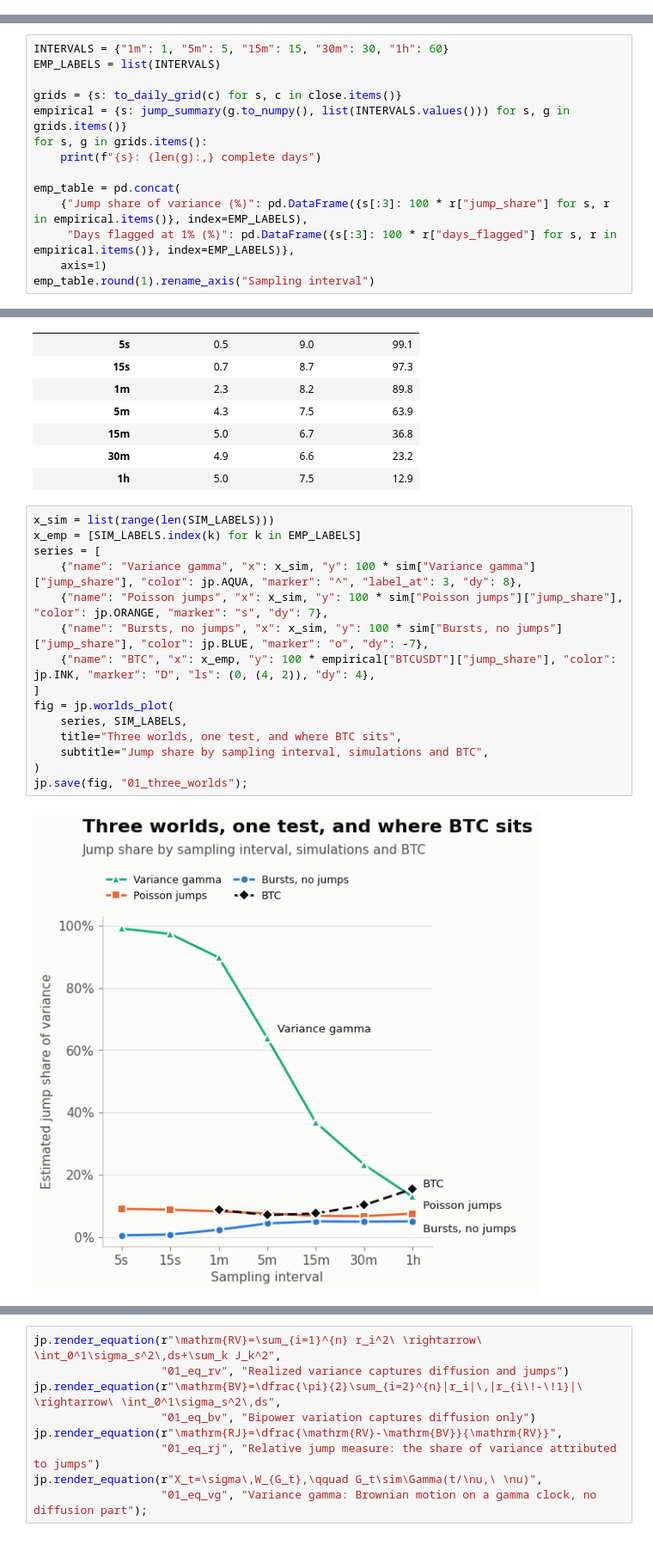
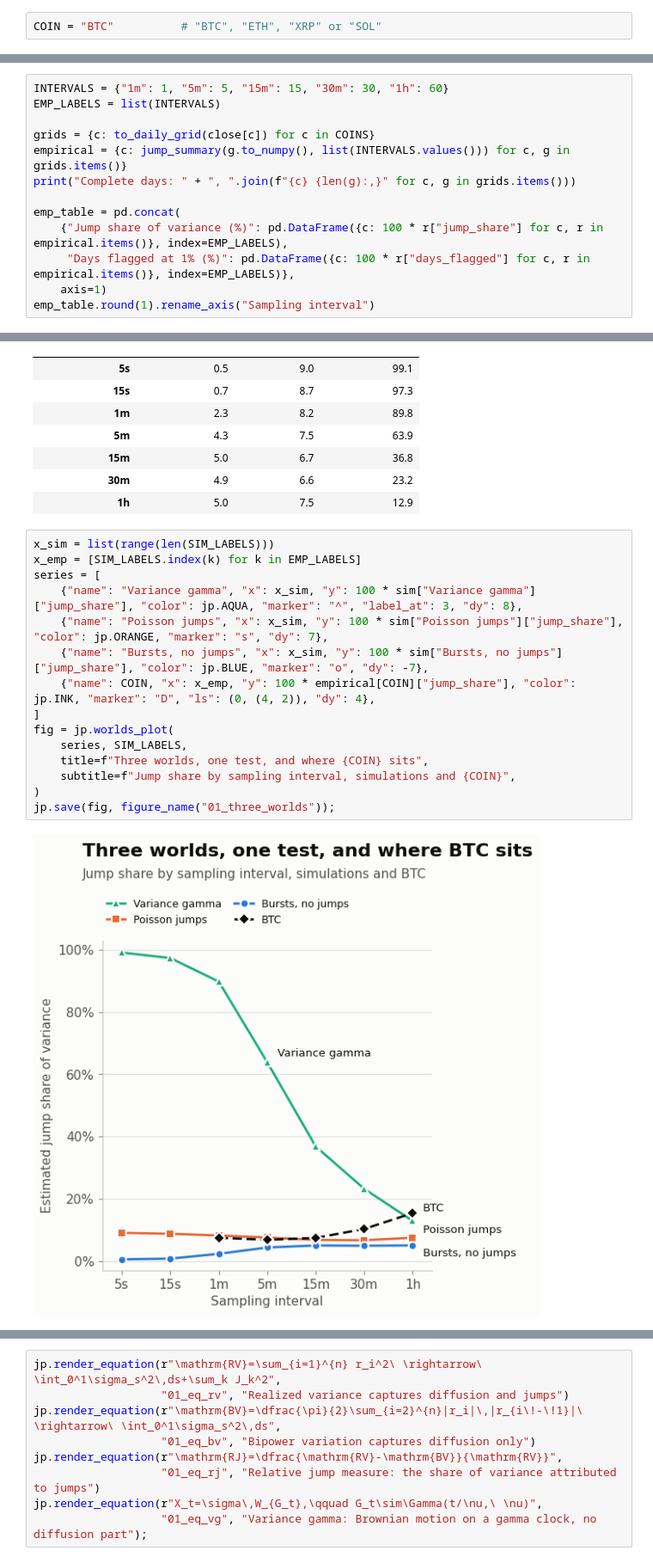
Before and after one commit to PascalLemieux/jumps, a Jupyter notebook: notebooks/01_jumps_vs_vol_bursts.ipynb, the cells around one changed output, grey strips where cells are left out. Shown at 86% size. Saved outputs shown, nothing was run; the diff lists cells and outputs as text.

```diff
--- a/notebooks/01_jumps_vs_vol_bursts.ipynb
+++ b/notebooks/01_jumps_vs_vol_bursts.ipynb
@@ -33,3 +41,5 @@ The practical consequence: a jump test run on bars labels these moves as jumps,
+# %%
+COIN = "BTC"          # "BTC", "ETH", "XRP" or "SOL"
 # %%
 import sys
 from pathlib import Path
@@ -139,14 +189,13 @@ The jump share below is $1 - \sum \mathrm{BV} / \sum \mathrm{RV}$ over all days,
 INTERVALS = {"1m": 1, "5m": 5, "15m": 15, "30m": 30, "1h": 60}
 EMP_LABELS = list(INTERVALS)
 
-grids = {s: to_daily_grid(c) for s, c in close.items()}
-empirical = {s: jump_summary(g.to_numpy(), list(INTERVALS.values())) for s, g in grids.items()}
-for s, g in grids.items():
-    print(f"{s}: {len(g):,} complete days")
+grids = {c: to_daily_grid(close[c]) for c in COINS}
+empirical = {c: jump_summary(g.to_numpy(), list(INTERVALS.values())) for c, g in grids.items()}
+print("Complete days: " + ", ".join(f"{c} {len(g):,}" for c, g in grids.items()))
 
 emp_table = pd.concat(
-    {"Jump share of variance (%)": pd.DataFrame({s[:3]: 100 * r["jump_share"] for s, r in empirical.items()}, index=EMP_LABELS),
-     "Days flagged at 1% (%)": pd.DataFrame({s[:3]: 100 * r["days_flagged"] for s, r in empirical.items()}, index=EMP_LABELS)},
+    {"Jump share of variance (%)": pd.DataFrame({c: 100 * r["jump_share"] for c, r in empirical.items()}, index=EMP_LABELS),
+     "Days flagged at 1% (%)": pd.DataFrame({c: 100 * r["days_flagged"] for c, r in empirical.items()}, index=EMP_LABELS)},
     axis=1)
 emp_table.round(1).rename_axis("Sampling interval")
 # %% [output]
@@ -219,18 +269,18 @@ sim_table.round(1).rename_axis("Sampling interval")
 # %%
 x_sim = list(range(len(SIM_LABELS)))
 x_emp = [SIM_LABELS.index(k) for k in EMP_LABELS]
 series = [
     {"name": "Variance gamma", "x": x_sim, "y": 100 * sim["Variance gamma"]["jump_share"], "color": jp.AQUA, "marker": "^", "label_at": 3, "dy": 8},
     {"name": "Poisson jumps", "x": x_sim, "y": 100 * sim["Poisson jumps"]["jump_share"], "color": jp.ORANGE, "marker": "s", "dy": 7},
     {"name": "Bursts, no jumps", "x": x_sim, "y": 100 * sim["Bursts, no jumps"]["jump_share"], "color": jp.BLUE, "marker": "o", "dy": -7},
-    {"name": "BTC", "x": x_emp, "y": 100 * empirical["BTCUSDT"]["jump_share"], "color": jp.INK, "marker": "D", "ls": (0, (4, 2)), "dy": 4},
+    {"name": COIN, "x": x_emp, "y": 100 * empirical[COIN]["jump_share"], "color": jp.INK, "marker": "D", "ls": (0, (4, 2)), "dy": 4},
 ]
 fig = jp.worlds_plot(
     series, SIM_LABELS,
-    title="Three worlds, one test, and where BTC sits",
-    subtitle="Jump share by sampling interval, simulations and BTC",
+    title=f"Three worlds, one test, and where {COIN} sits",
+    subtitle=f"Jump share by sampling interval, simulations and {COIN}",
 )
-jp.save(fig, "01_three_worlds");
+jp.save(fig, figure_name("01_three_worlds"));
 # %% [output]
-[figure, old version]
+[figure, new version]
 # %% [markdown]
```
Also changed, not shown: parts of 13 cells of this notebook, 13 other files.
